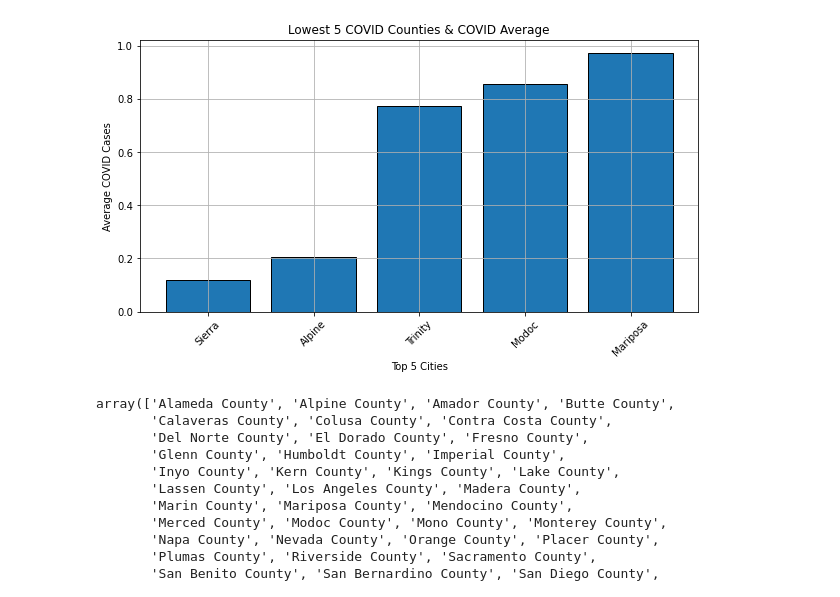
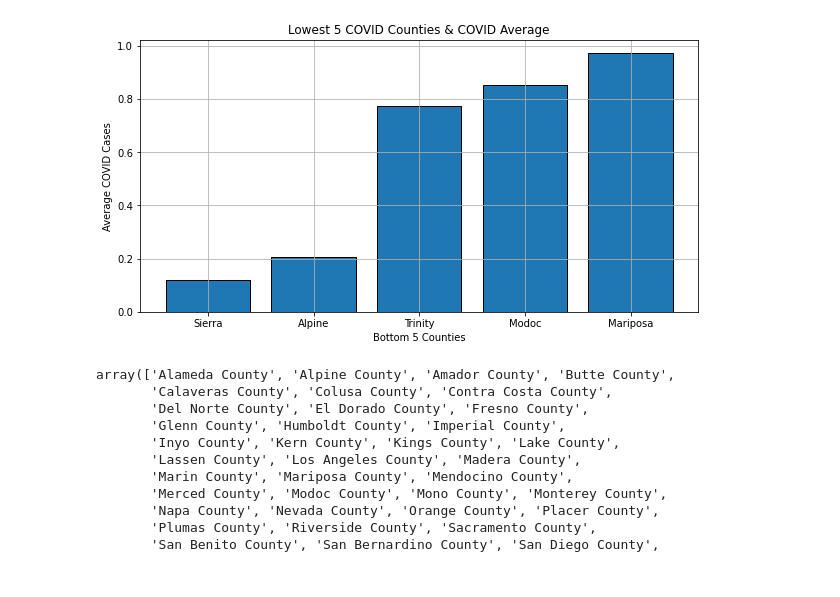
Before and after one commit to JAlvarado23A/covid_and_rest_survival, a Jupyter notebook: JA_Restaurants .ipynb, the cells around one changed output. Cells and saved outputs as stored; diff of their text form; code cells hidden in the pictures.

```diff
--- a/JA_Restaurants .ipynb
+++ b/JA_Restaurants .ipynb
@@ -28,16 +28,16 @@ plt.show()
 # %%
-# Top 5 Cities and their Average COVID Cases
+# Lowest 5 Cities and their Average COVID Cases
 plt.figure(figsize = (10, 5))
 plt.bar(bott5_df["area"], bott5_df["cases"], edgecolor='black')
 plt.title("Lowest 5 COVID Counties & COVID Average")
-plt.xlabel("Top 5 Cities")
+plt.xlabel("Bottom 5 Counties")
 plt.ylabel("Average COVID Cases")
-plt.xticks(rotation = 45)
+plt.xticks(rotation = 0)
 plt.grid()
-#plt.savefig("output_data/Bottom_5_average_cases.png")
+plt.savefig("output_data/Bottom_5_average_cases.png")
 plt.show()
 # %% [output]
-[figure, old version]
+[figure, new version]
 # %%
 restaurants_df["County_Name"].unique()
 # %% [output]
```
Also changed, not shown: parts of 3 cells of this notebook, 8 other files.
